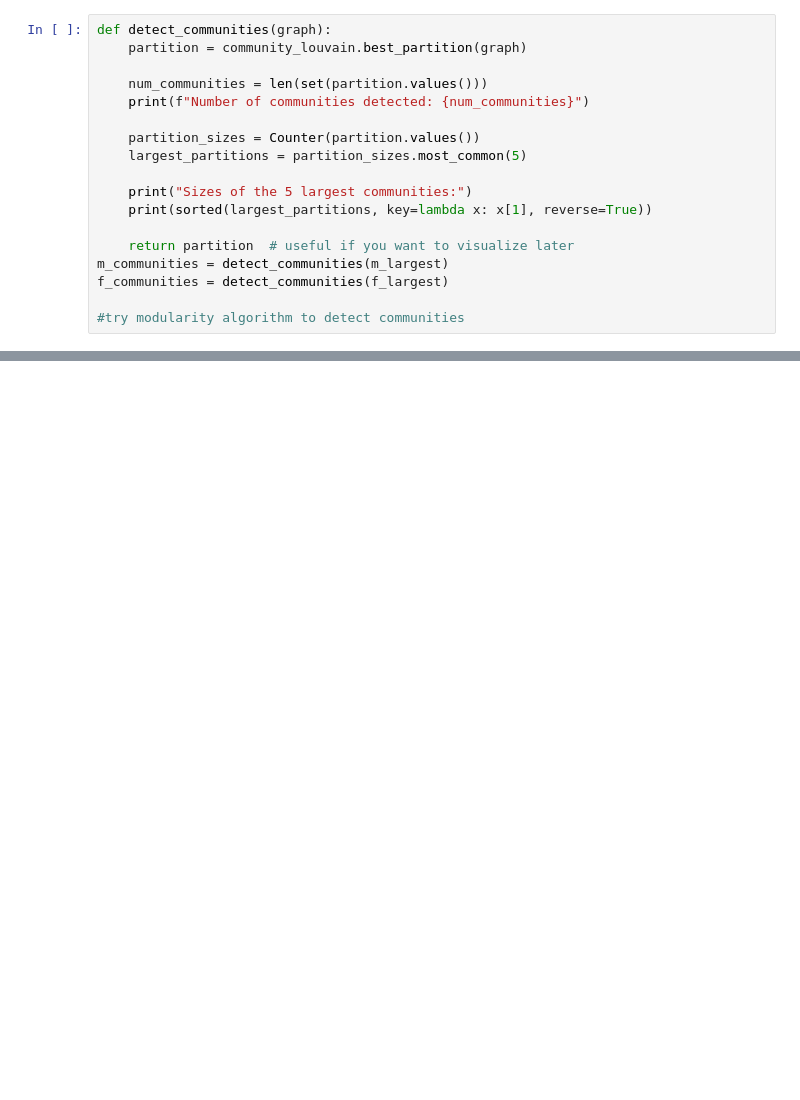
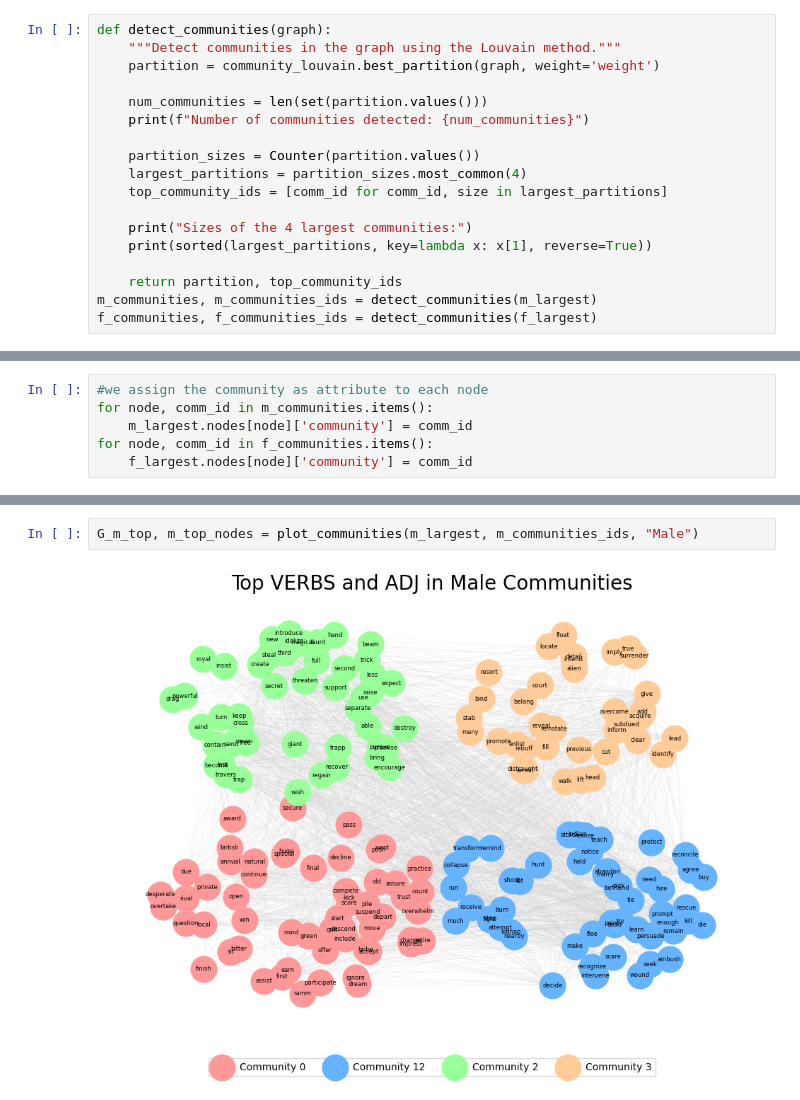
Before and after one commit to GermanButtiero/social_graph_assignment1, a Jupyter notebook: project/create_graph.ipynb, the cells around one changed output, grey strips where cells are left out. Drawn from its saved outputs; the diff is of its cells as text; blank space fills up the shorter version.

```diff
--- a/project/create_graph.ipynb
+++ b/project/create_graph.ipynb
@@ -299,20 +301,20 @@ deadly: -6.8042
 # %%
 def detect_communities(graph):
-    partition = community_louvain.best_partition(graph)
+    """Detect communities in the graph using the Louvain method."""
+    partition = community_louvain.best_partition(graph, weight='weight')
 
     num_communities = len(set(partition.values()))
     print(f"Number of communities detected: {num_communities}")
 
     partition_sizes = Counter(partition.values())
-    largest_partitions = partition_sizes.most_common(5)
+    largest_partitions = partition_sizes.most_common(4)
+    top_community_ids = [comm_id for comm_id, size in largest_partitions]
 
-    print("Sizes of the 5 largest communities:")
+    print("Sizes of the 4 largest communities:")
     print(sorted(largest_partitions, key=lambda x: x[1], reverse=True))
 
-    return partition  # useful if you want to visualize later
-m_communities = detect_communities(m_largest)
-f_communities = detect_communities(f_largest)
-
-#try modularity algorithm to detect communities
+    return partition, top_community_ids
+m_communities, m_communities_ids = detect_communities(m_largest)
+f_communities, f_communities_ids = detect_communities(f_largest)
 # %% [output]
 Number of communities detected: 24
@@ -325,0 +326,6 @@ Sizes of the 5 largest communities:
+# %%
+#we assign the community as attribute to each node
+for node, comm_id in m_communities.items():
+    m_largest.nodes[node]['community'] = comm_id
+for node, comm_id in f_communities.items():
+    f_largest.nodes[node]['community'] = comm_id
@@ -325,0 +410,4 @@ Sizes of the 5 largest communities:
+# %%
+G_m_top, m_top_nodes = plot_communities(m_largest, m_communities_ids, "Male")
+# %% [output]
+[figure, added]
```
Also changed, not shown: parts of 21 cells of this notebook, 4 other files.
